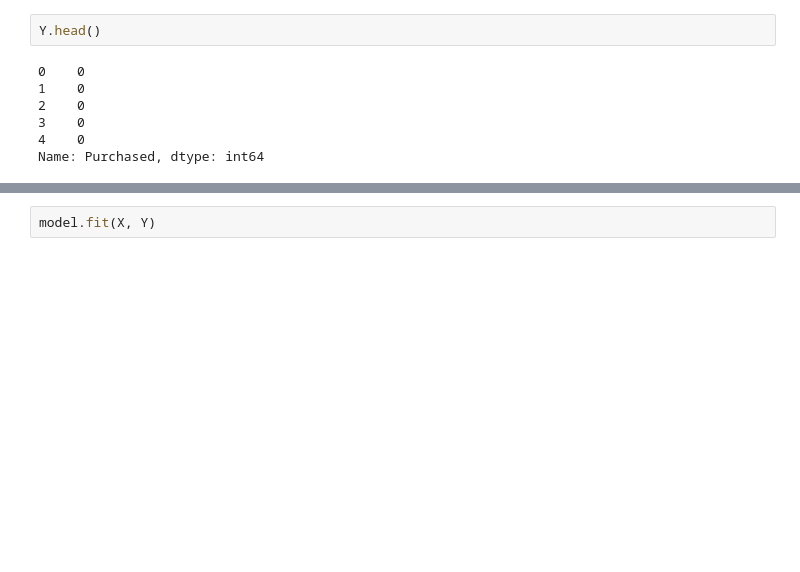
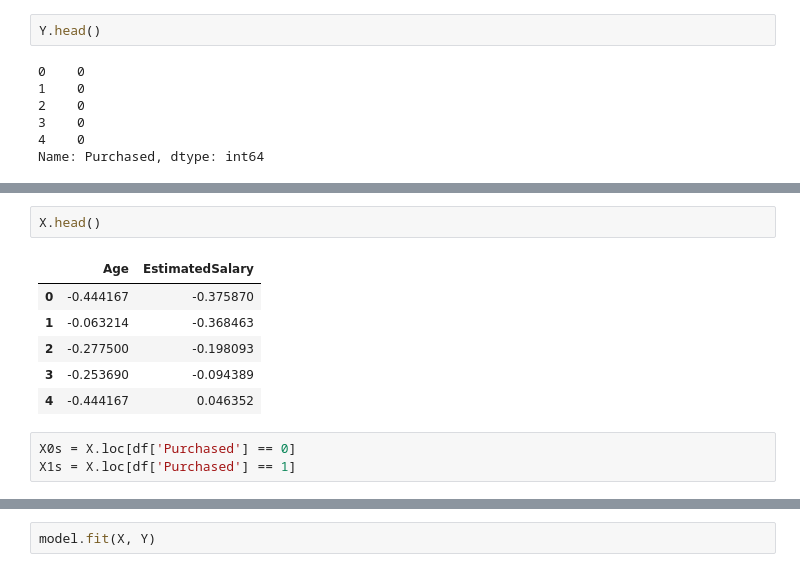
Before and after one commit to tkC0ding/Multivariate-LogisticRegression, a Jupyter notebook: code_file.ipynb, the cells around one changed output, grey strips where cells are left out. Drawn from its saved outputs; the diff is of its cells as text; blank space fills up the shorter version.

```diff
--- a/code_file.ipynb
+++ b/code_file.ipynb
@@ -116,0 +135,12 @@ Name: Purchased, dtype: int64
+# %%
+X.head()
+# %% [output]
+|  | Age | EstimatedSalary |
+| 0 | -0.444167 | -0.375870 |
+| 1 | -0.063214 | -0.368463 |
+| 2 | -0.277500 | -0.198093 |
+| 3 | -0.253690 | -0.094389 |
+| 4 | -0.444167 | 0.046352 |
+# %%
+X0s = X.loc[df['Purchased'] == 0]
+X1s = X.loc[df['Purchased'] == 1]
```
Also changed, not shown: parts of 5 cells of this notebook.
